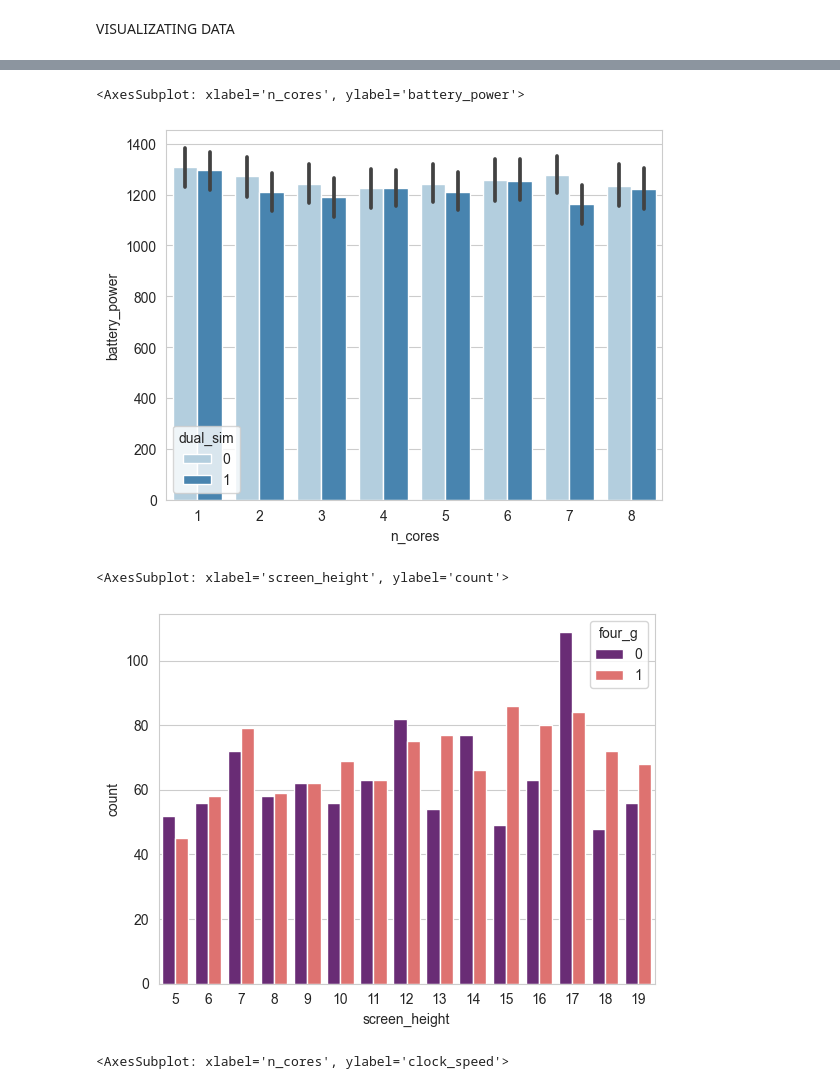
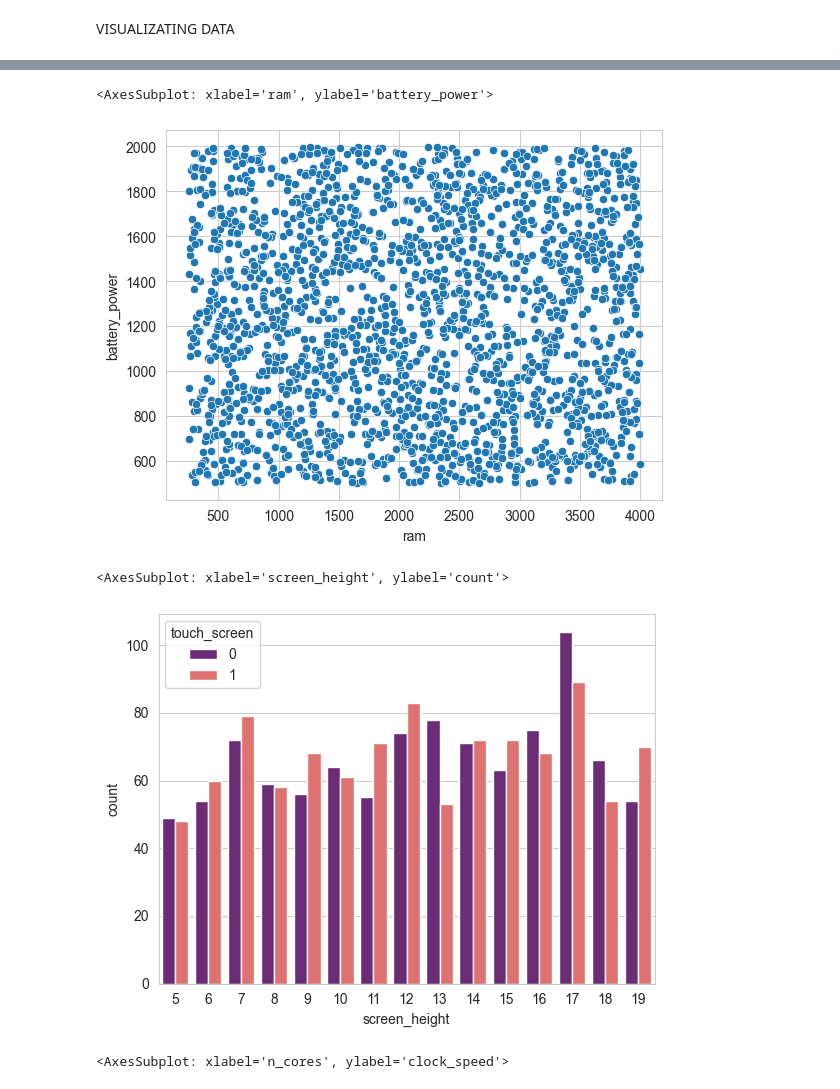
Before and after one commit to andeepl7/MLAssignments, a Jupyter notebook: Q1_EDA_CLUST.ipynb, the cells around one changed output, grey strips where cells are left out. Saved outputs shown, nothing was run; the diff lists cells and outputs as text; code cells hidden in the pictures.

```diff
--- a/Q1_EDA_CLUST.ipynb
+++ b/Q1_EDA_CLUST.ipynb
@@ -66,13 +66,13 @@ sns.histplot(data=df, x="ram", hue="wifi",element="poly")
 # %%
-#Barplot with mean
-sns.barplot(data=df, x="n_cores", y="battery_power", hue ="dual_sim", palette = "Blues")
+#Scatter plot ram vs batter power
+sns.scatterplot(data=df, x="ram", y="battery_power")
 # %% [output]
-<AxesSubplot: xlabel='n_cores', ylabel='battery_power'>
+<AxesSubplot: xlabel='ram', ylabel='battery_power'>
-[figure, old version]
+[figure, new version]
 # %%
-#Barplot
-sns.countplot(x = "screen_height", hue = "four_g", data = df, palette = 'magma')
+#Barplot counting screen_height hue touch_screen.
+sns.countplot(x = "screen_height", hue = "touch_screen", data = df, palette = 'magma')
 # %% [output]
 <AxesSubplot: xlabel='screen_height', ylabel='count'>
-[figure, old version]
+[figure, new version]
 # %%
```
Also changed, not shown: parts of 11 cells of this notebook.
